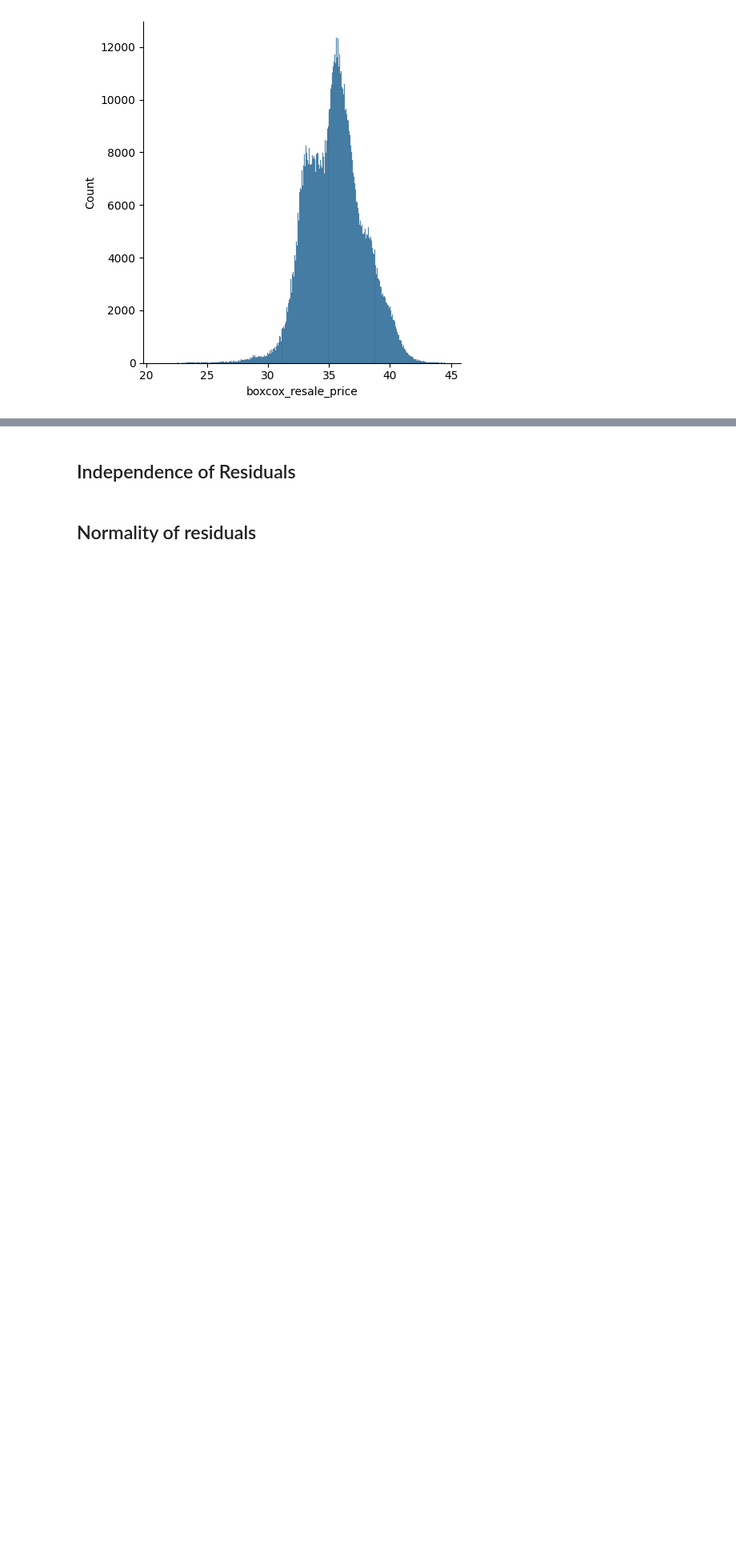
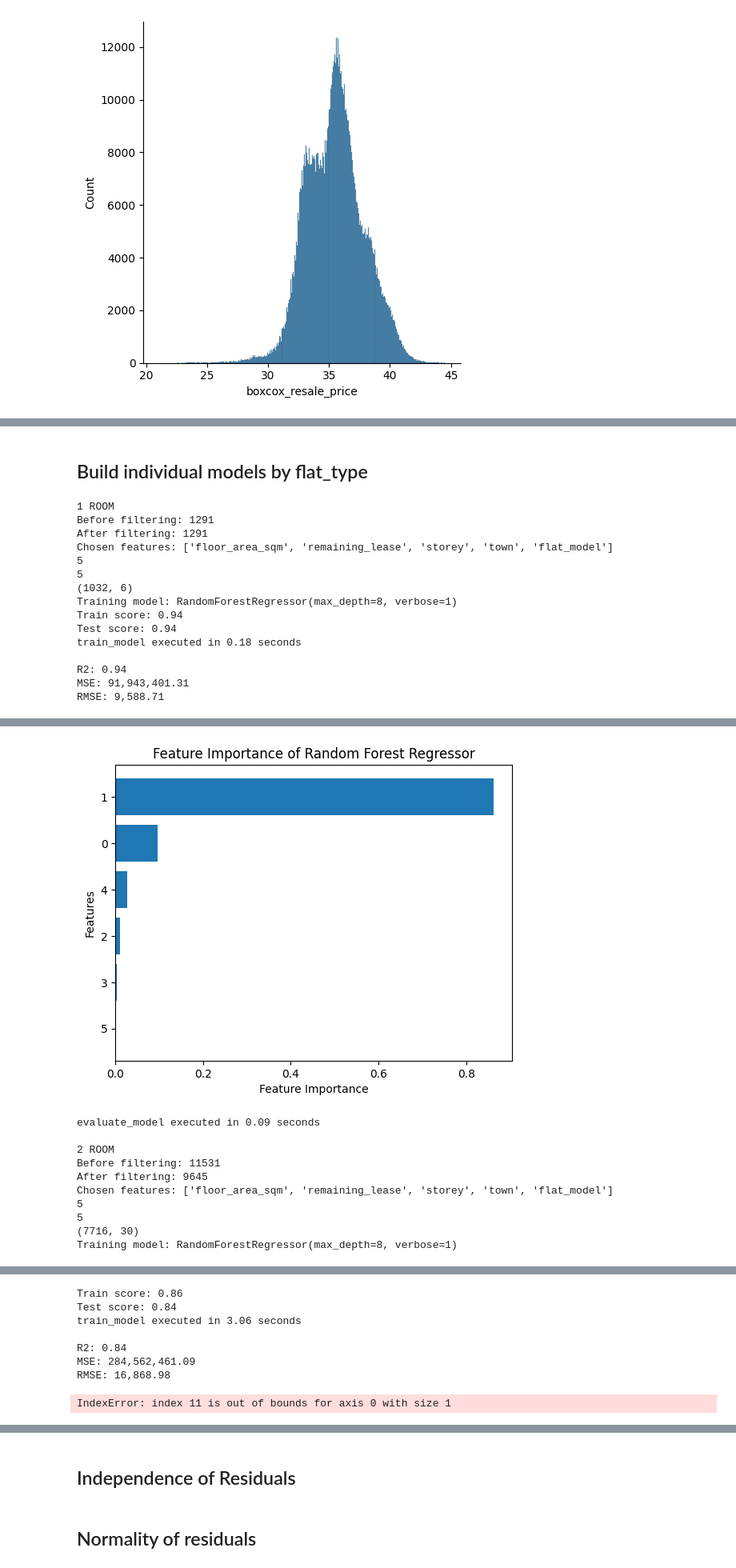
Before and after one commit to NicsLvl/HDB_Resale_Price, a Jupyter notebook: eda.ipynb, the cells around one changed output, grey strips where cells are left out. Shown at 80% size. Saved outputs shown, nothing was run; the diff lists cells and outputs as text; code cells hidden in the pictures; blank space fills up the shorter version.

```diff
--- a/eda.ipynb
+++ b/eda.ipynb
@@ -93,0 +186,35 @@ Kurtosis: 0.23650678307193695
+# %% [markdown]
+## Build individual models by flat_type
+# %%
+for flat_type in df['flat_type'].unique():
+    print(flat_type)
+    flat_type_df = df[df['flat_type'] == flat_type]
+    print(f"Before filtering: {len(flat_type_df)}")
+    df_filtered = flat_type_df.groupby(['flat_model', 'town', 'street_name', 'block'], observed=True).filter(lambda x: len(x) >= 20)
+    print(f"After filtering: {len(df_filtered)}")
+    chosen_features = ['floor_area_sqm', 'remaining_lease', 'storey',
+                    'town',
+                    'flat_model',
+                    # 'street_name'
+                    # 'log_floor_area_sqm', 'log_remaining_lease', 'log_storey',
+                    # 'squared_floor_area_sqm', 'squared_remaining_lease', 'squared_storey'
+    ]
+
+    y_test, y_pred, rfmodel, X_train = model.train_model(df_filtered, 'resale_price', chosen_features, RandomForestRegressor(max_depth=8, verbose=1), preprocess=True)
+    model.evaluate_model(y_test, y_pred, rfmodel, X_train, 'tree')
+# %% [output]
+1 ROOM
+Before filtering: 1291
+After filtering: 1291
+Chosen features: ['floor_area_sqm', 'remaining_lease', 'storey', 'town', 'flat_model']
+5
+5
+(1032, 6)
+Training model: RandomForestRegressor(max_depth=8, verbose=1)
+Train score: 0.94
+Test score: 0.94
+train_model executed in 0.18 seconds
+
+R2: 0.94
+MSE: 91,943,401.31
+RMSE: 9,588.71
@@ -93,0 +225,11 @@ Kurtosis: 0.23650678307193695
+[figure, added]
+evaluate_model executed in 0.09 seconds
+
+2 ROOM
+Before filtering: 11531
+After filtering: 9645
+Chosen features: ['floor_area_sqm', 'remaining_lease', 'storey', 'town', 'flat_model']
+5
+5
+(7716, 30)
+Training model: RandomForestRegressor(max_depth=8, verbose=1)
@@ -93,0 +240,8 @@ Kurtosis: 0.23650678307193695
+Train score: 0.86
+Test score: 0.84
+train_model executed in 3.06 seconds
+
+R2: 0.84
+MSE: 284,562,461.09
+RMSE: 16,868.98
+IndexError: index 11 is out of bounds for axis 0 with size 1
```
Also changed, not shown: parts of 18 cells of this notebook, 4 other files.
